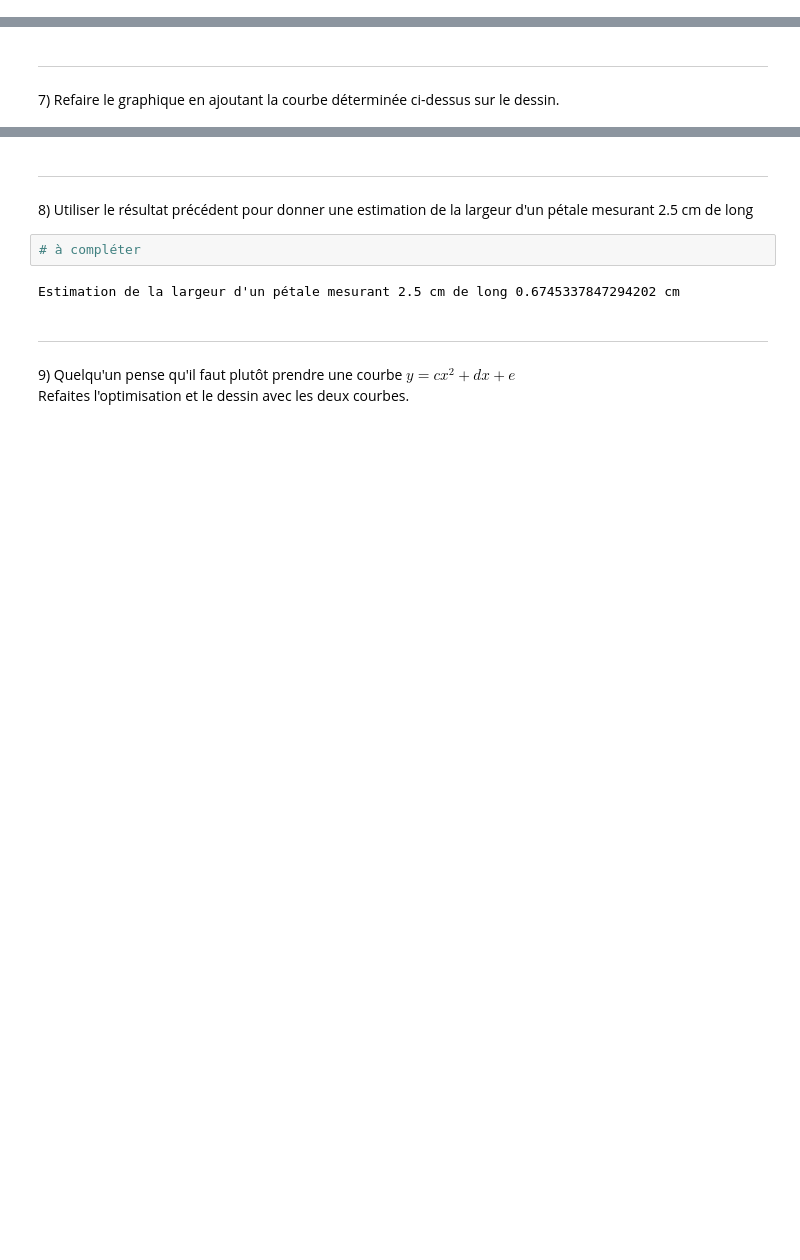
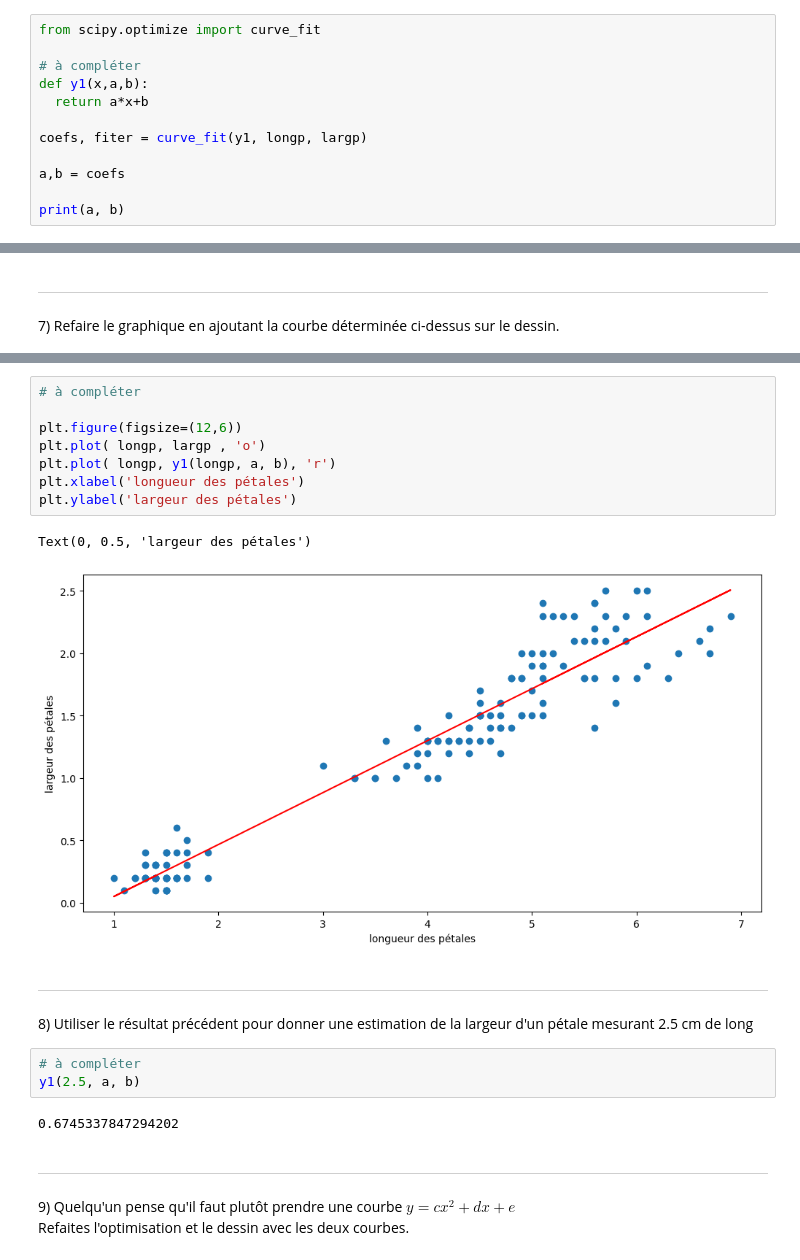
Before and after one commit to Mohamed-24-03-2022/tp_calcul_scientifique, a Jupyter notebook: TP10-sujet/TP10_2024_sujet.ipynb, the cells around one changed output, grey strips where cells are left out. Saved outputs shown, nothing was run; the diff lists cells and outputs as text; blank space fills up the shorter version.

```diff
--- a/TP10-sujet/TP10_2024_sujet.ipynb
+++ b/TP10-sujet/TP10_2024_sujet.ipynb
@@ -128,0 +161,12 @@ on trouve a=  0.4164191327469227  et b=  -0.36651404713788666
+# %%
+from scipy.optimize import curve_fit
+
+# à compléter
+def y1(x,a,b):
+  return a*x+b
+
+coefs, fiter = curve_fit(y1, longp, largp)
+
+a,b = coefs
+
+print(a, b)
@@ -136,10 +178,22 @@ on trouve a=  0.4164191327469227  et b=  -0.36651404713788666
+# %%
+# à compléter
+
+plt.figure(figsize=(12,6))
+plt.plot( longp, largp , 'o')
+plt.plot( longp, y1(longp, a, b), 'r')
+plt.xlabel('longueur des pétales')
+plt.ylabel('largeur des pétales')
+# %% [output]
+Text(0, 0.5, 'largeur des pétales')
+[figure, added]
 # %% [markdown]
 <hr/>
 8) Utiliser le résultat précédent pour donner une estimation de la largeur d'un pétale mesurant 2.5 cm de long
 # %%
 # à compléter
+y1(2.5, a, b)
 # %% [output]
-Estimation de la largeur d'un pétale mesurant 2.5 cm de long 0.6745337847294202 cm
+0.6745337847294202
 # %% [markdown]
 <hr/>
 9) Quelqu'un pense qu'il faut plutôt prendre une courbe $y=cx^2+dx+e$
```
Also changed, not shown: parts of 48 cells of this notebook, 3 other files.
